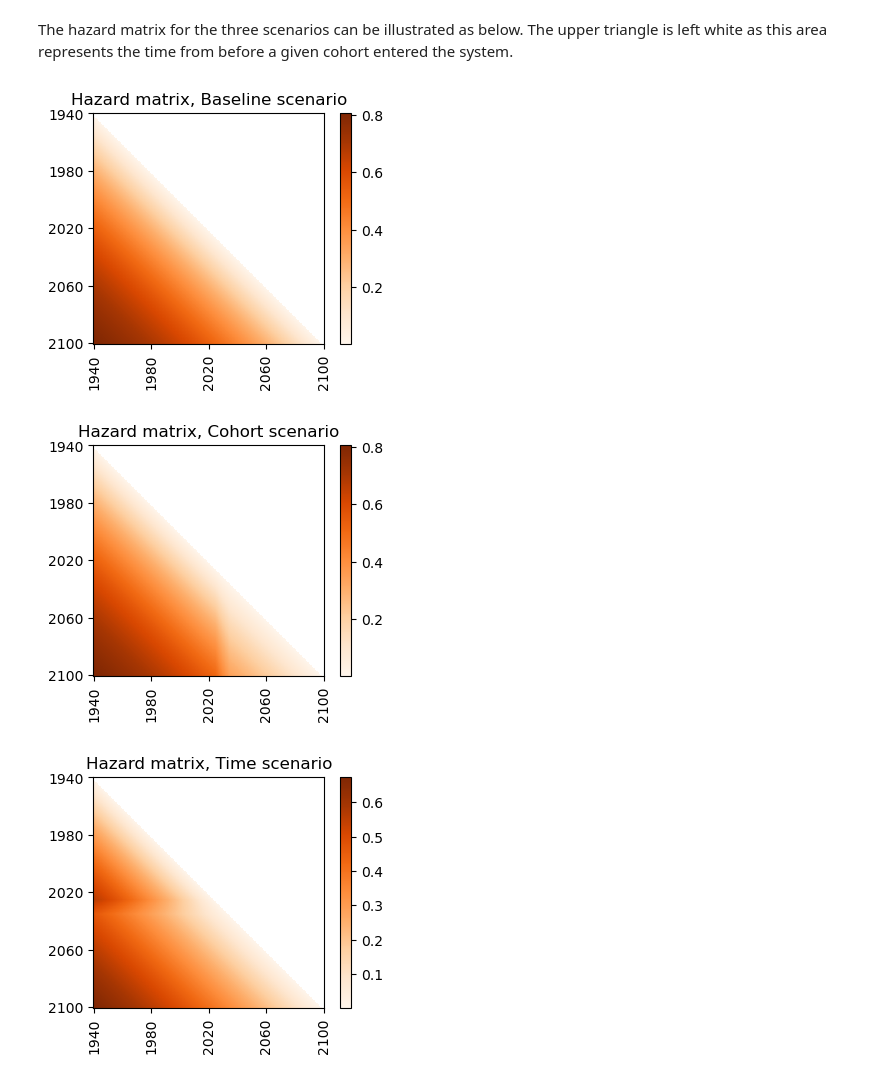
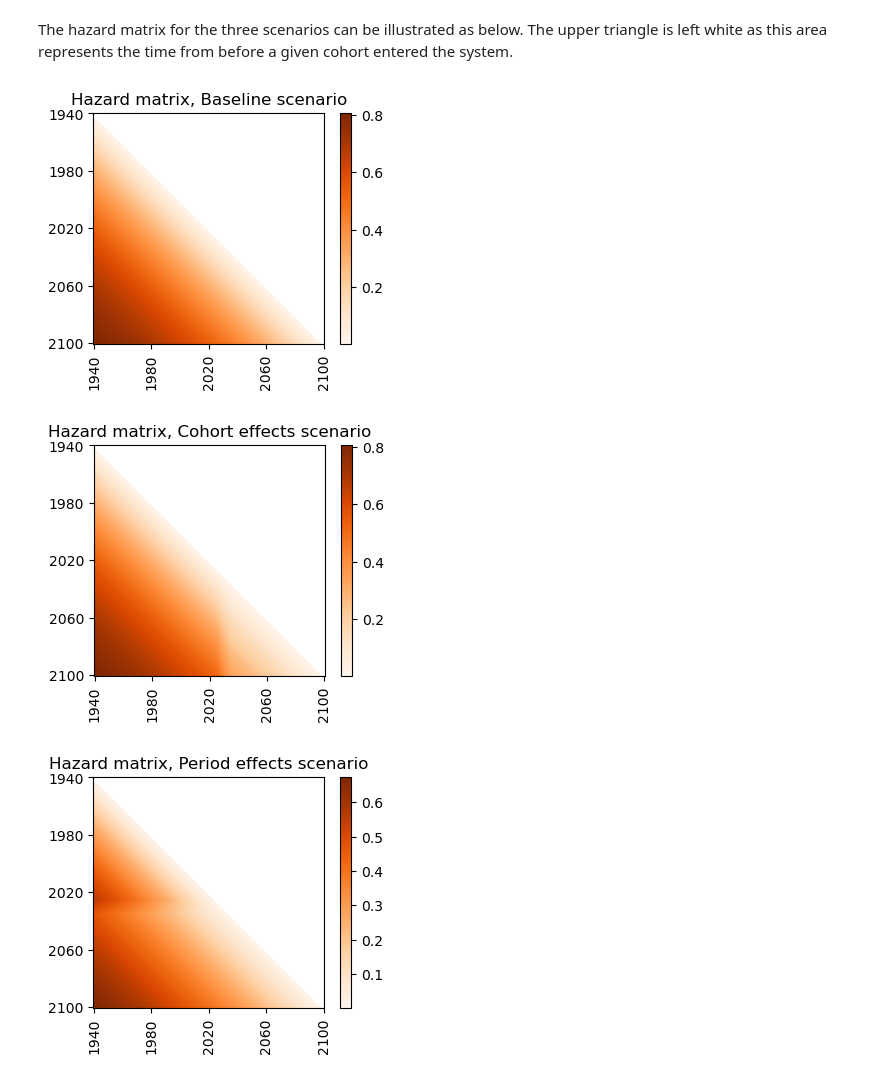
Before and after one commit to NTNU-IndEcol/dynamic_lifetime_model, a Jupyter notebook: tutorial.ipynb, the cells around one changed output. Saved outputs shown, nothing was run; the diff lists cells and outputs as text; code cells hidden in the pictures.

```diff
--- a/tutorial.ipynb
+++ b/tutorial.ipynb
@@ -145,7 +145,7 @@ DLM_time.lt = {'Type': 'Weibull',
                 'Scale': DLM_time.create_lt_from_int(scale),
                 'Shape': DLM_time.create_lt_from_int(shape)
                 }
-DLM_time.lt['Scale'] = DLM_time.add_time_effect(DLM_time.lt['Scale'],1+lt_increase, t1,t2, ref='relative')
+DLM_time.lt['Scale'] = DLM_time.add_period_effect(DLM_time.lt['Scale'],1+lt_increase, t1,t2, ref='relative')
 DLM_time.compute_stock_driven_model()
 # %% [markdown]
 ### Plot results - dishwasher sales
@@ -260,15 +288,15 @@ The hazard matrix for the three scenarios can be illustrated as below. The upper
 # %%
 plot_matrix_heatmap(DLM.hz)
 plt.title('Hazard matrix, Baseline scenario')
 plt.show()
 plot_matrix_heatmap(DLM_cohort.hz)
-plt.title('Hazard matrix, Cohort scenario')
+plt.title('Hazard matrix, Cohort effects scenario')
 plt.show()
 plot_matrix_heatmap(DLM_time.hz)
-plt.title('Hazard matrix, Time scenario')
+plt.title('Hazard matrix, Period effects scenario')
 plt.show()
 # %% [output]
 [figure]
-[figure, old version]
+[figure, new version]
-[figure, old version]
+[figure, new version]
 # %% [markdown]
```
Also changed, not shown: parts of 17 cells of this notebook, 1 other file.
